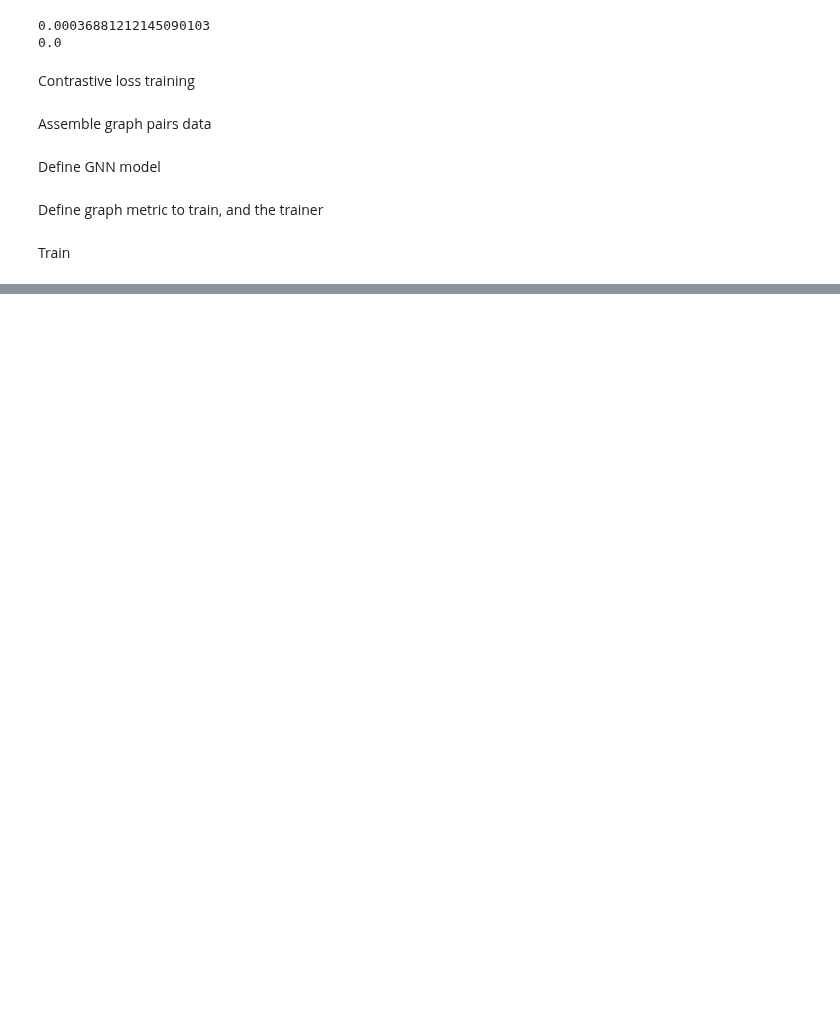
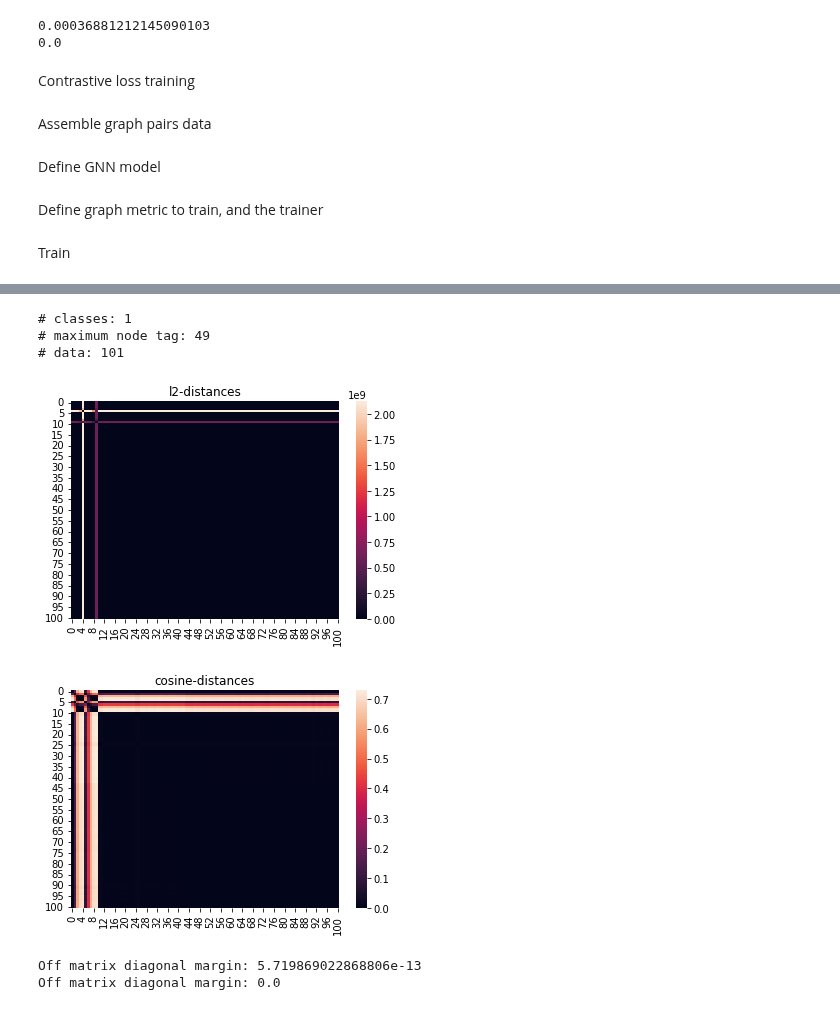
Before and after one commit to vistalab-technion/GraphMatching, a Jupyter notebook: notebooks/gnn_based_classifier.ipynb, the cells around one changed output, grey strips where cells are left out. Saved outputs shown, nothing was run; the diff lists cells and outputs as text; code cells hidden in the pictures; blank space fills up the shorter version.

```diff
--- a/notebooks/gnn_based_classifier.ipynb
+++ b/notebooks/gnn_based_classifier.ipynb
@@ -336,0 +420,24 @@ print(get_min_non_diagonal_entry(cos_dists))
+# %%
+def generate_s2v_graphs(networkx_graphs):
+    g_list = []
+    label_dict = {}
+    for networkx_graph in networkx_graphs:
+        g_list.append(S2VGraph(networkx_graph, label=None))
+
+        if not label in label_dict:
+            mapped = len(label_dict)
+            label_dict[label] = mapped
+
+    graphs, _ = load_data_given_graph_list_and_label_map(g_list, label_dict, degree_as_tag=True)
+    return graphs
+# %%
+all_s2v_graphs = generate_s2v_graphs([subgraph.G for subgraph in subgraphs] + perturbed_graphs)
+show_distances_heatmap(all_s2v_graphs, model)
+# %% [output]
+# classes: 1
+# maximum node tag: 49
+# data: 101
+[figure, added]
+[figure, added]
+Off matrix diagonal margin: 5.719869022868806e-13
+Off matrix diagonal margin: 0.0
```
Also changed, not shown: parts of 18 cells of this notebook, 1 other file.
